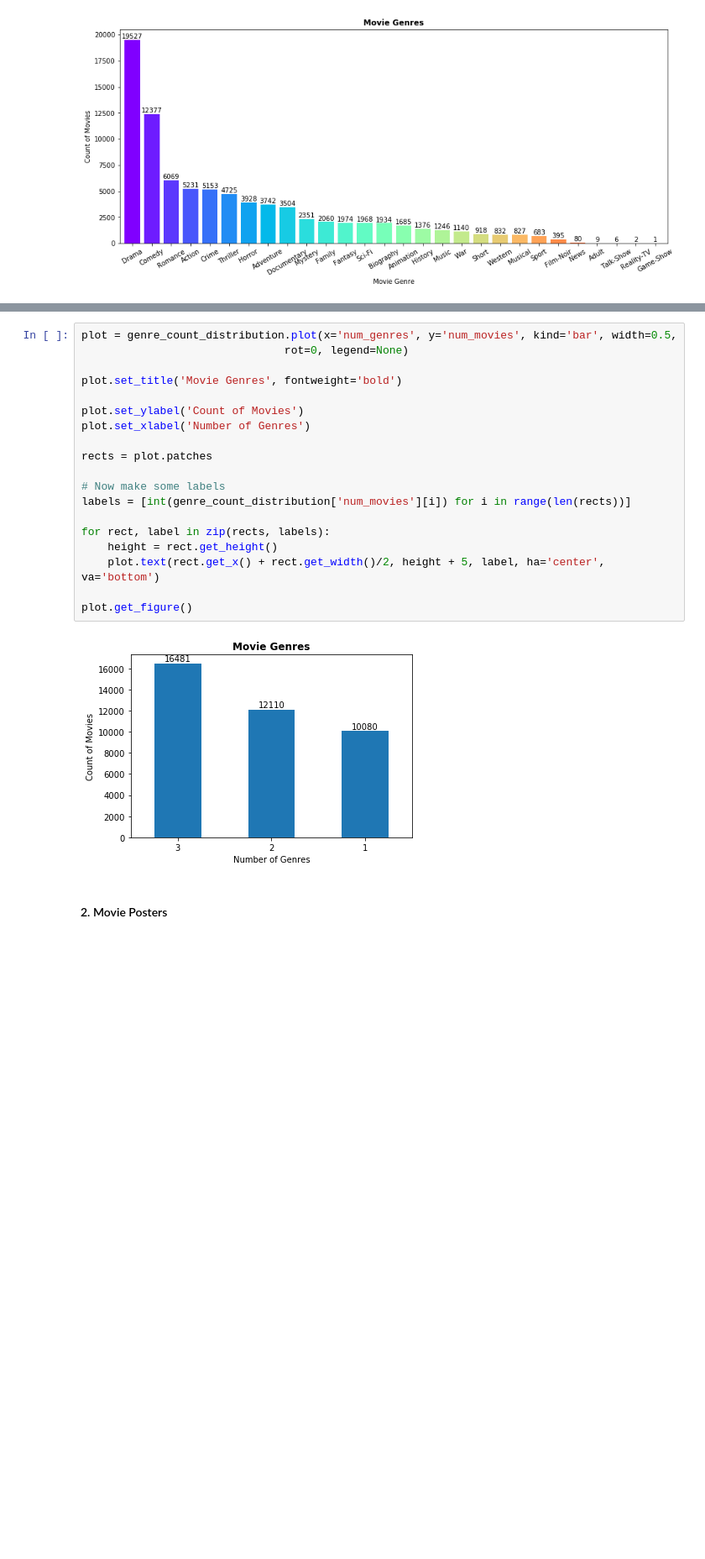
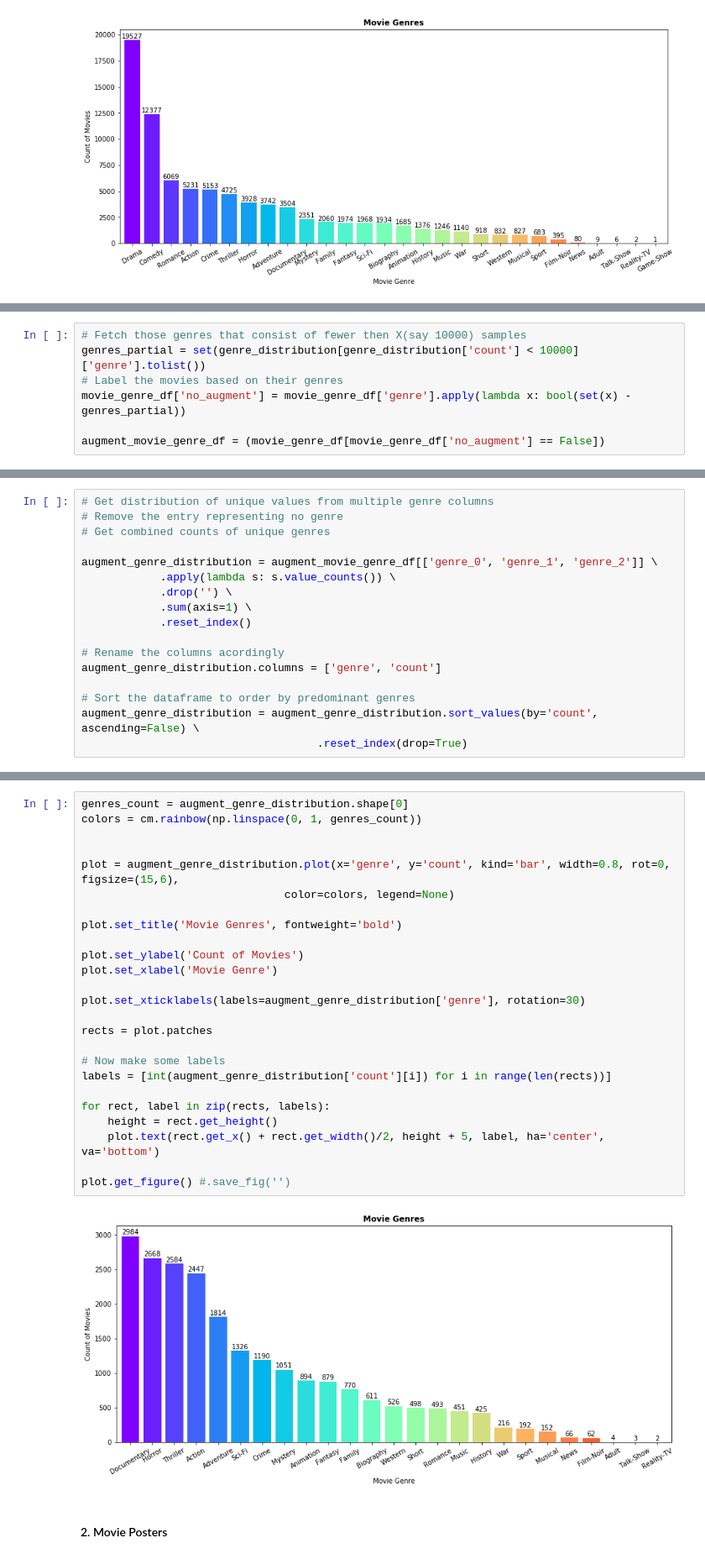
Before and after one commit to swathi-ssunder/dl_movie_poster_to_genre, a Jupyter notebook: 1_Dataset_Inspection_Transfer_Learning.ipynb, the cells around one changed output, grey strips where cells are left out. Shown: that part at 84% size. Cells and saved outputs as stored; diff of their text form; blank space fills up the shorter version.

Commit message:
[learning]-data augmentation, random sampling, mapping of predictions to genres

```diff
--- a/1_Dataset_Inspection_Transfer_Learning.ipynb
+++ b/1_Dataset_Inspection_Transfer_Learning.ipynb
@@ -213,0 +248,7 @@ plot.get_figure() #.save_fig('')
+# %%
+# Fetch those genres that consist of fewer then X(say 10000) samples
+genres_partial = set(genre_distribution[genre_distribution['count'] < 10000]['genre'].tolist())
+# Label the movies based on their genres
+movie_genre_df['no_augment'] = movie_genre_df['genre'].apply(lambda x: bool(set(x) - genres_partial))
+
+augment_movie_genre_df = (movie_genre_df[movie_genre_df['no_augment'] == False])
@@ -214 +259,18 @@ plot.get_figure() #.save_fig('')
+# %%
+# Get distribution of unique values from multiple genre columns
+# Remove the entry representing no genre
+# Get combined counts of unique genres
+
+augment_genre_distribution = augment_movie_genre_df[['genre_0', 'genre_1', 'genre_2']] \
+            .apply(lambda s: s.value_counts()) \
+            .drop('') \
+            .sum(axis=1) \
+            .reset_index()
+
+# Rename the columns acordingly
+augment_genre_distribution.columns = ['genre', 'count']
+
+# Sort the dataframe to order by predominant genres
+augment_genre_distribution = augment_genre_distribution.sort_values(by='count', ascending=False) \
+                                    .reset_index(drop=True)
 # %% [markdown]
@@ -225,24 +278,30 @@ Visualise the distribution of number of genres across movies
 # %%
-plot = genre_count_distribution.plot(x='num_genres', y='num_movies', kind='bar', width=0.5,
-                               rot=0, legend=None)
+genres_count = augment_genre_distribution.shape[0]
+colors = cm.rainbow(np.linspace(0, 1, genres_count))
+
+
+plot = augment_genre_distribution.plot(x='genre', y='count', kind='bar', width=0.8, rot=0, figsize=(15,6),
+                               color=colors, legend=None)
 
 plot.set_title('Movie Genres', fontweight='bold')
 
 plot.set_ylabel('Count of Movies')
-plot.set_xlabel('Number of Genres')
+plot.set_xlabel('Movie Genre')
+
+plot.set_xticklabels(labels=augment_genre_distribution['genre'], rotation=30)
 
 rects = plot.patches
 
 # Now make some labels
-labels = [int(genre_count_distribution['num_movies'][i]) for i in range(len(rects))]
+labels = [int(augment_genre_distribution['count'][i]) for i in range(len(rects))]
 
 for rect, label in zip(rects, labels):
     height = rect.get_height()
     plot.text(rect.get_x() + rect.get_width()/2, height + 5, label, ha='center', va='bottom')
 
-plot.get_figure()
+plot.get_figure() #.save_fig('')
 # %% [output]
-[figure, old version]
+[figure, new version]
 # %% [markdown]
 #### 2. Movie Posters
 # %% [markdown]
```
Also changed, not shown: parts of 36 cells of this notebook.
